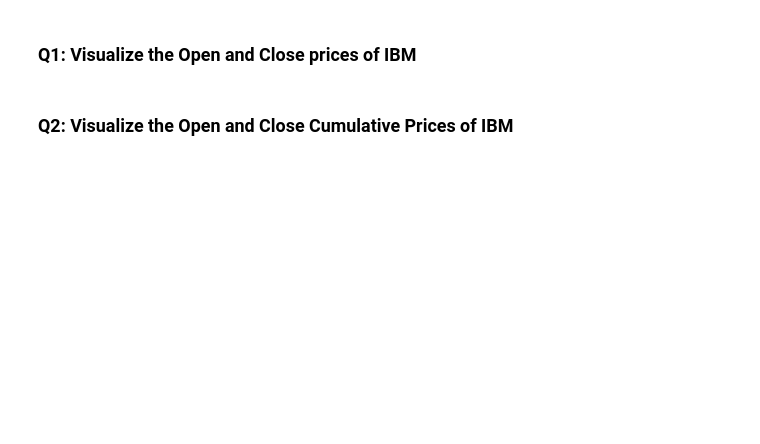
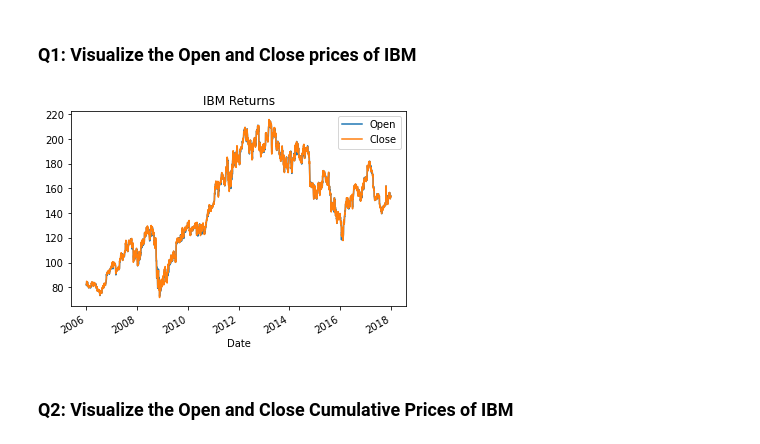
Before and after one commit to ErikaJAlvarado/mec-mini-projects, a Jupyter notebook: mec-18.5.1-time-series-analysis-mini-project/Mini_Project_Time_Series_Forecasting.ipynb, the cells around one changed output. Saved outputs shown, nothing was run; the diff lists cells and outputs as text; code cells hidden in the pictures; blank space fills up the shorter version.

```diff
--- a/mec-18.5.1-time-series-analysis-mini-project/Mini_Project_Time_Series_Forecasting.ipynb
+++ b/mec-18.5.1-time-series-analysis-mini-project/Mini_Project_Time_Series_Forecasting.ipynb
@@ -49,4 +71,10 @@ plt.title('IBM Returns');
 # %% [markdown]
 ### Q1: Visualize the Open and Close prices of IBM
+# %%
+dr = df[['Open', 'Close']]
+dr.plot()
+plt.title('IBM Returns');
+# %% [output]
+[figure, added]
 # %% [markdown]
 ### Q2: Visualize the Open and Close Cumulative Prices of IBM
```
Also changed, not shown: parts of 9 cells of this notebook, 1 other file.
